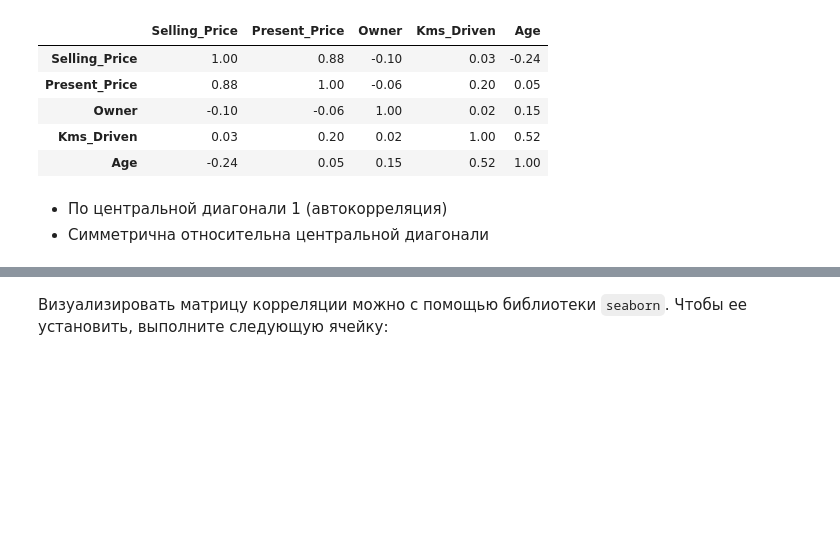
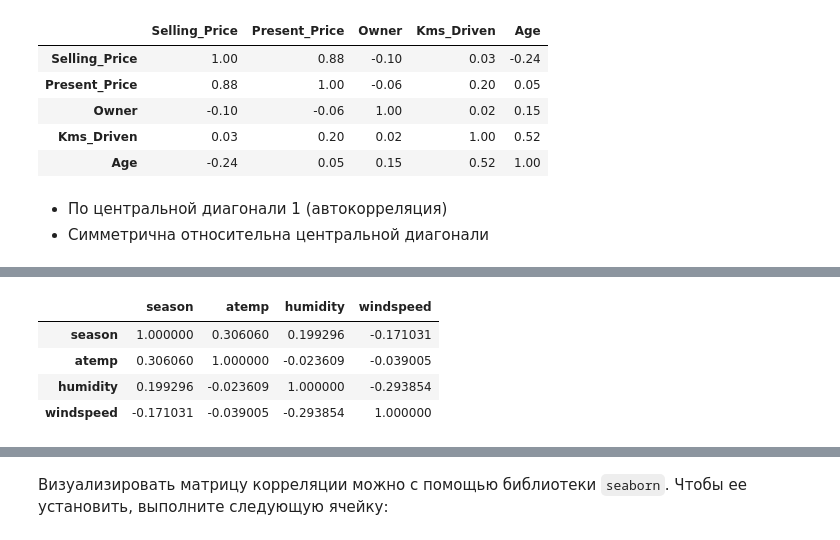
Before and after one commit to ksumarshmallow/Data-Analysis-Design-24, a Jupyter notebook: Seminars/Sem7/Sem7.ipynb, the cells around one changed output, grey strips where cells are left out. Cells and saved outputs as stored; diff of their text form; code cells hidden in the pictures; blank space fills up the shorter version.

```diff
--- a/Seminars/Sem7/Sem7.ipynb
+++ b/Seminars/Sem7/Sem7.ipynb
@@ -146,0 +176,8 @@ df.corr(numeric_only = True).round(2)
+# %%
+train_b1.corr(numeric_only=True)
+# %% [output]
+|  | season | atemp | humidity | windspeed |
+| season | 1.000000 | 0.306060 | 0.199296 | -0.171031 |
+| atemp | 0.306060 | 1.000000 | -0.023609 | -0.039005 |
+| humidity | 0.199296 | -0.023609 | 1.000000 | -0.293854 |
+| windspeed | -0.171031 | -0.039005 | -0.293854 | 1.000000 |
```
Also changed, not shown: parts of 41 cells of this notebook.
